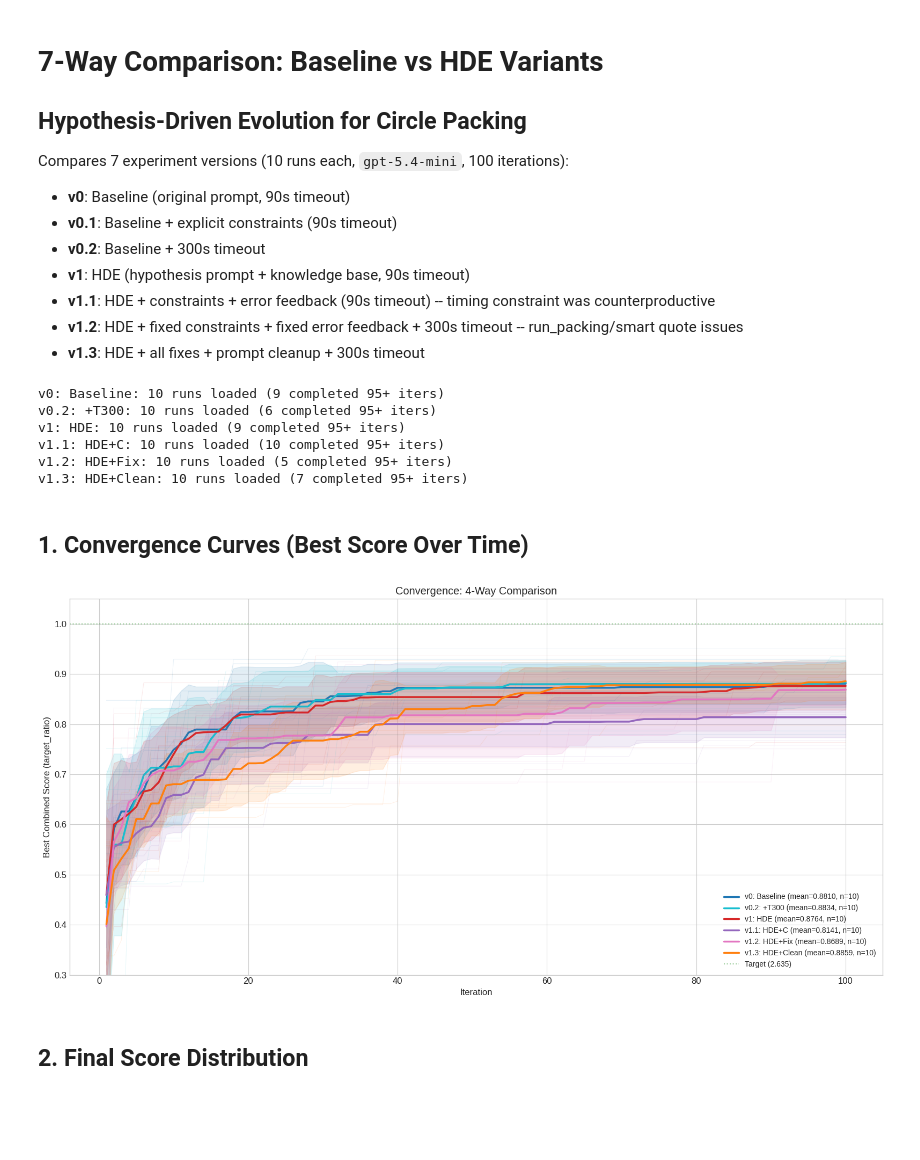
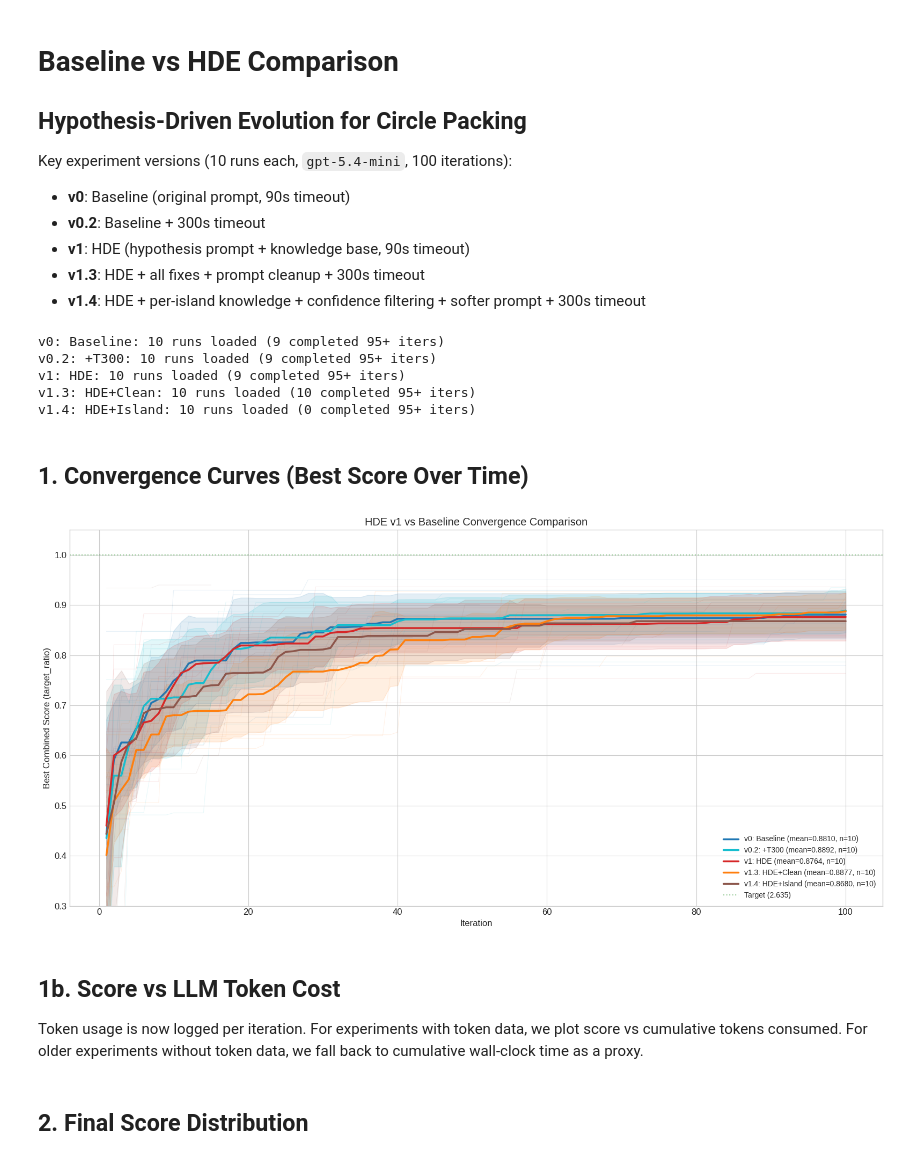
Before and after one commit to reesekneeland/openevolve, a Jupyter notebook: examples/circle_packing/hde_comparison.ipynb, the cells around one changed output. Saved outputs shown, nothing was run; the diff lists cells and outputs as text; code cells hidden in the pictures; blank space fills up the shorter version.

```diff
--- a/examples/circle_packing/hde_comparison.ipynb
+++ b/examples/circle_packing/hde_comparison.ipynb
@@ -1,15 +1,13 @@
 # %% [markdown]
-# 7-Way Comparison: Baseline vs HDE Variants
+# Baseline vs HDE Comparison
 ## Hypothesis-Driven Evolution for Circle Packing
 
-Compares 7 experiment versions (10 runs each, `gpt-5.4-mini`, 100 iterations):
+Key experiment versions (10 runs each, `gpt-5.4-mini`, 100 iterations):
 - **v0**: Baseline (original prompt, 90s timeout)
-- **v0.1**: Baseline + explicit constraints (90s timeout)
 - **v0.2**: Baseline + 300s timeout
 - **v1**: HDE (hypothesis prompt + knowledge base, 90s timeout)
-- **v1.1**: HDE + constraints + error feedback (90s timeout) -- timing constraint was counterproductive
-- **v1.2**: HDE + fixed constraints + fixed error feedback + 300s timeout -- run_packing/smart quote issues
 - **v1.3**: HDE + all fixes + prompt cleanup + 300s timeout
+- **v1.4**: HDE + per-island knowledge + confidence filtering + softer prompt + 300s timeout
 # %%
 import json
 import re
@@ -27,14 +25,15 @@ plt.rcParams['font.size'] = 12
 
 TARGET = 2.635
 
+# v1.4 runs are in the worktree output directory
+V14_DIR = Path('/srv/eeg_reconstruction/reese/external_repos/openevolve-v14/examples/circle_packing/hde_v14_runs')
+
 EXPERIMENTS = {
     'v0: Baseline':        {'dir': Path('baseline_runs'),             'color': '#1f77b4', 'n_runs': 10},
-    # 'v0.1: +Constr':       {'dir': Path('baseline_constrained_runs'), 'color': '#2ca02c', 'n_runs': 10},
     'v0.2: +T300':         {'dir': Path('baseline_v02_runs'),         'color': '#17becf', 'n_runs': 10},
     'v1: HDE':             {'dir': Path('hde_v1_runs'),               'color': '#d62728', 'n_runs': 10},
-    'v1.1: HDE+C':         {'dir': Path('hde_v2_runs'),               'color': '#9467bd', 'n_runs': 10},
-    'v1.2: HDE+Fix':       {'dir': Path('hde_v12_runs'),              'color': '#e377c2', 'n_runs': 10},
     'v1.3: HDE+Clean':     {'dir': Path('hde_v13_runs'),              'color': '#ff7f0e', 'n_runs': 10},
+    'v1.4: HDE+Island':    {'dir': V14_DIR,                           'color': '#8c564b', 'n_runs': 10},
 }
 # %%
 def parse_log(log_path):
@@ -42,9 +41,21 @@ def parse_log(log_path):
     iterations = []
     best_events = []
     errors = []
+    pending_tokens = None  # Token usage appears before the iteration completion line
 
     with open(log_path) as f:
         for line in f:
+            # Parse token usage (appears before iteration completion)
+            token_match = re.search(
+                r'Token usage: prompt=(\d+), completion=(\d+), total=(\d+)', line
+            )
+            if token_match:
+                pending_tokens = {
+                    'prompt_tokens': int(token_match.group(1)),
+                    'completion_tokens': int(token_match.group(2)),
+                    'total_tokens': int(token_match.group(3)),
+                }
+
             # Parse completed iterations with metrics
             iter_match = re.search(
                 r'Iteration (\d+):.*completed in ([\d.]+)s', line
@@ -52,9 +63,13 @@ def parse_log(log_path):
             if iter_match:
                 it = int(iter_match.group(1))
                 duration = float(iter_match.group(2))
-                iterations.append({'iteration': it, 'duration': duration})
+                entry = {'iteration': it, 'duration': duration}
+                if pending_tokens:
+                    entry.update(pending_tokens)
+                    pending_tokens = None
+                iterations.append(entry)
 
-            # Parse evaluation results — look for metrics on Evaluated program lines
+            # Parse evaluation results
             if 'Evaluated program' in line:
                 score_match = re.search(r'combined_score=([\d.]+)', line)
                 sr_match = re.search(r'sum_radii=([\d.]+)', line)
@@ -90,7 +105,7 @@ def load_experiment(base_dir, n_runs):
         log_files = sorted(glob.glob(str(base_dir / f'run_{i}' / 'logs' / '*.log')))
         if log_files:
             data = parse_log(log_files[-1])
-            if len(data['iterations']) >= 10:  # Only include runs with meaningful data
+            if len(data['iterations']) >= 10:
                 runs[i] = data
     return runs
 # %%
@@ -103,11 +118,10 @@ for name, cfg in EXPERIMENTS.items():
     print(f"{name}: {len(runs)} runs loaded ({n_complete} completed 95+ iters)")
 # %% [output]
 v0: Baseline: 10 runs loaded (9 completed 95+ iters)
-v0.2: +T300: 10 runs loaded (6 completed 95+ iters)
+v0.2: +T300: 10 runs loaded (9 completed 95+ iters)
 v1: HDE: 10 runs loaded (9 completed 95+ iters)
-v1.1: HDE+C: 10 runs loaded (10 completed 95+ iters)
-v1.2: HDE+Fix: 10 runs loaded (5 completed 95+ iters)
-v1.3: HDE+Clean: 10 runs loaded (7 completed 95+ iters)
+v1.3: HDE+Clean: 10 runs loaded (10 completed 95+ iters)
+v1.4: HDE+Island: 10 runs loaded (0 completed 95+ iters)
 # %% [markdown]
 ## 1. Convergence Curves (Best Score Over Time)
 # %%
@@ -148,32 +162,36 @@ fig, ax = plt.subplots(figsize=(16, 8))
 for name, cfg in EXPERIMENTS.items():
     runs = all_data[name]
     color = cfg['color']
 
     # Plot individual runs faintly
     for run_id, data in runs.items():
         traj = get_best_trajectory(data)
         if traj:
             iters, vals = zip(*traj)
             ax.plot(iters, vals, color=color, alpha=0.1, linewidth=0.7)
 
     # Plot mean +/- std
     common_iters, matrix = interpolate_trajectories(runs)
     if len(matrix) > 0:
         mean_vals = np.mean(matrix, axis=0)
         std_vals = np.std(matrix, axis=0)
         ax.plot(common_iters, mean_vals, color=color, linewidth=2.5,
                 label=f'{name} (mean={mean_vals[-1]:.4f}, n={len(matrix)})')
         ax.fill_between(common_iters, mean_vals - std_vals, mean_vals + std_vals,
                         alpha=0.12, color=color)
 
 ax.axhline(y=1.0, color='green', linestyle=':', alpha=0.4, label='Target (2.635)')
 ax.set_xlabel('Iteration')
 ax.set_ylabel('Best Combined Score (target_ratio)')
-ax.set_title('Convergence: 4-Way Comparison')
+ax.set_title('HDE v1 vs Baseline Convergence Comparison')
 ax.legend(loc='lower right', fontsize=10)
 ax.set_ylim(0.3, 1.05)
 plt.tight_layout()
 plt.savefig('comparison_convergence.png', dpi=150, bbox_inches='tight')
 plt.show()
 # %% [output]
-[figure, old version]
+[figure, new version]
+# %% [markdown]
+## 1b. Score vs LLM Token Cost
+
+Token usage is now logged per iteration. For experiments with token data, we plot score vs cumulative tokens consumed. For older experiments without token data, we fall back to cumulative wall-clock time as a proxy.
```
Also changed, not shown: parts of 7 cells of this notebook, 2 other files.
